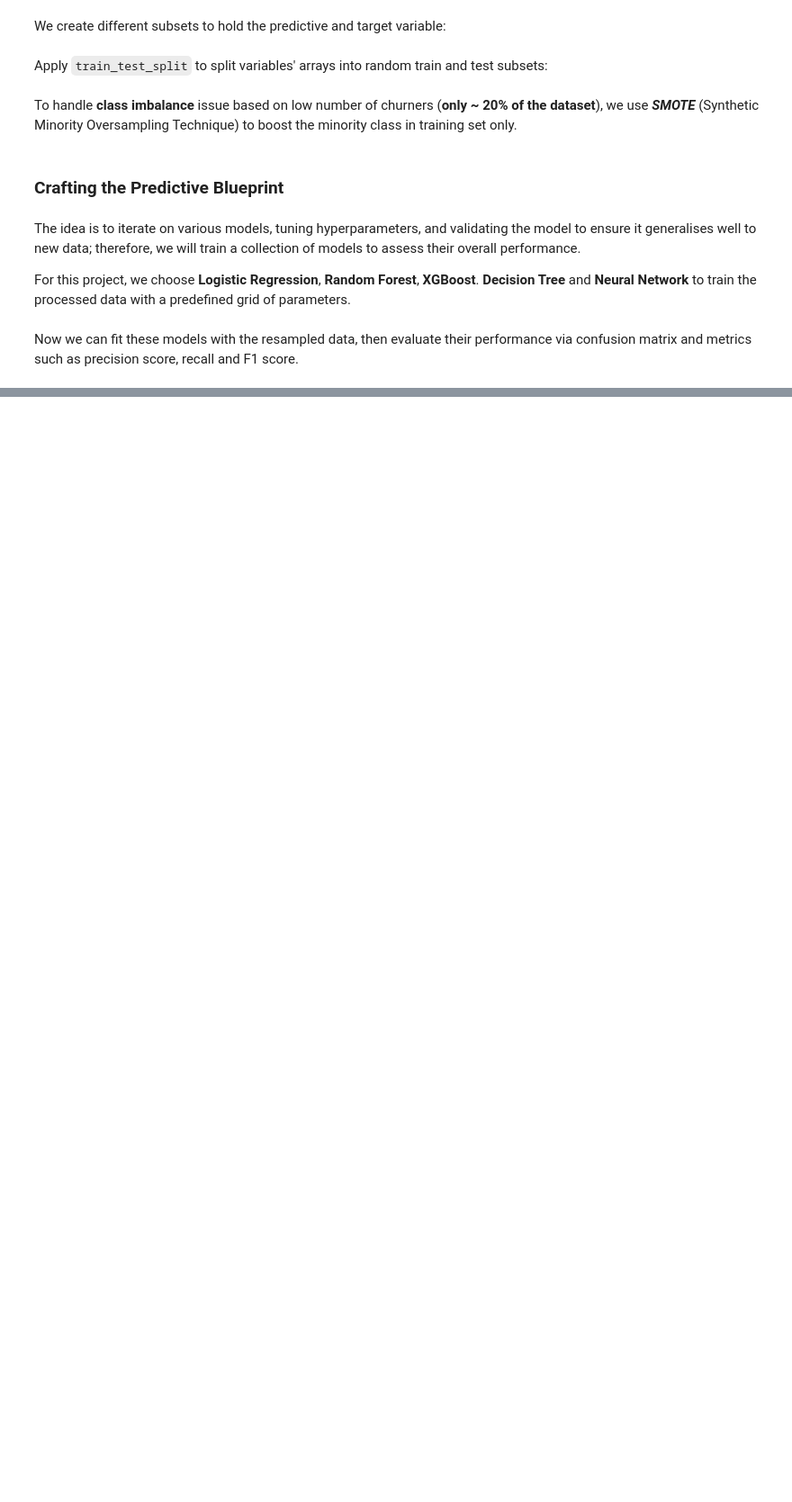
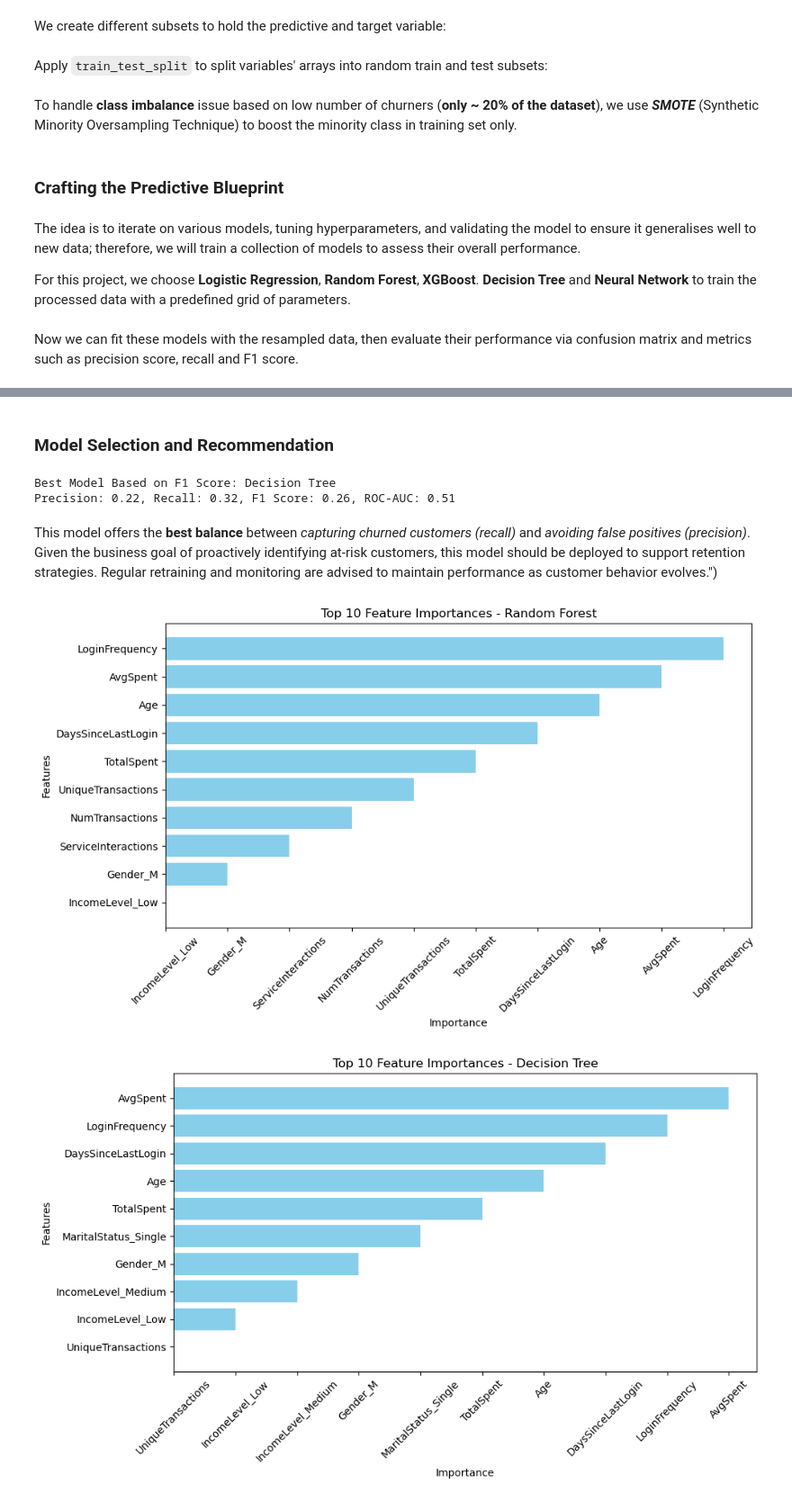
Before and after one commit to ethanaire/Lloyds-Banking-Group-Data-Science-Analytics, a Jupyter notebook: Task 2 - Build a Predictive Model.ipynb, the cells around one changed output, grey strips where cells are left out. Shown: that part at 90% size. Saved outputs shown, nothing was run; the diff lists cells and outputs as text; code cells hidden in the pictures; blank space fills up the shorter version.

Commit message:
add feature importance plots and model selection

```diff
--- a/Task 2 - Build a Predictive Model.ipynb
+++ b/Task 2 - Build a Predictive Model.ipynb
@@ -107,6 +107,9 @@ models = {
 # %% [markdown]
 Now we can fit these models with the resampled data, then evaluate their performance via confusion matrix and metrics such as precision score, recall and F1 score.
 # %%
+# Initialize summary storage
+evaluation_summary = []
+
 # Grid search and evaluation
 best_models = {}
 importances = {}
@@ -118,22 +121,22 @@ for name, model in models.items():
     print(f"\nTuning and evaluating {name}...")
     grid = GridSearchCV(model, param_grids[name], cv=5, scoring='f1', n_jobs=-1, error_score='raise')
     try:
-        # fix column names for XGBoost
-        X_resampled.columns = X_resampled.columns.str.replace(r"[\[\]<>]", "", regex=True)
-        X_test.columns = X_test.columns.str.replace(r"[\[\]<>]", "", regex=True)
-
-        # Train all models
+        # Fit the model
         grid.fit(X_resampled, y_resampled)
+        # Store the best model
         best_models[name] = grid.best_estimator_
+        # Predict and evaluate
         y_pred = grid.predict(X_test)
+        # Get predicted probabilities if available
         y_proba = grid.predict_proba(X_test)[:, 1] if hasattr(grid, "predict_proba") else None
 
-        # Calculate evaluation metrics
+        # Generate evaluation metrics
         precision = precision_score(y_test, y_pred)
         recall = recall_score(y_test, y_pred)
         f1 = f1_score(y_test, y_pred)
         roc_auc = roc_auc_score(y_test, y_proba) if y_proba is not None else None
 
+        # Add evaluation summary
         evaluation_summary.append({
             "Model": name,
             "Best Params": grid.best_params_,
@@ -143,10 +146,6 @@ for name, model in models.items():
             "ROC-AUC": roc_auc
         })
 
-        if y_proba is not None:
-            # ROC Curve
-            fpr, tpr, _ = roc_curve(y_test, y_proba)
-
         # Feature importance (if available)
         if hasattr(grid.best_estimator_, 'feature_importances_'):
             importances[name] = grid.best_estimator_.feature_importances_
@@ -212,0 +213,2 @@ Neural Network            0.23    0.27      0.25     0.49
+# %% [markdown]
+### **Model Selection and Recommendation**
@@ -212,0 +222,25 @@ Neural Network            0.23    0.27      0.25     0.49
+# %%
+# Print the best model and its metrics
+print(f"Best Model Based on F1 Score: {best_model_row}")
+print(f"Precision: {best_precision:.2f}, Recall: {best_recall:.2f}, F1 Score: {best_f1_score:.2f}, ROC-AUC: {best_auc:.2f}")
+# %% [output]
+Best Model Based on F1 Score: Decision Tree
+Precision: 0.22, Recall: 0.32, F1 Score: 0.26, ROC-AUC: 0.51
+# %% [markdown]
+This model offers the **best balance** between _capturing churned customers (recall)_ and _avoiding false positives (precision)_. Given the business goal of proactively identifying at-risk customers, this model should be deployed to support retention strategies. Regular retraining and monitoring are advised to maintain performance as customer behavior evolves.")
+# %%
+# Plot feature importances for tree-based models
+for name in importances:
+    plt.figure(figsize=(10, 6))
+    sorted_idx = np.argsort(importances[name])[-10:]
+    plt.barh(range(len(sorted_idx)), np.array(X.columns)[sorted_idx], color='skyblue')
+    plt.title(f"Top 10 Feature Importances - {name}")
+    plt.xlabel("Importance")
+    plt.ylabel("Features")
+    plt.xticks(rotation=45)
+    plt.yticks(range(len(sorted_idx)), np.array(X.columns)[sorted_idx])
+    plt.tight_layout()
+    plt.show()
+# %% [output]
+[figure, added]
+[figure, added]
```
Also changed, not shown: parts of 8 cells of this notebook.
